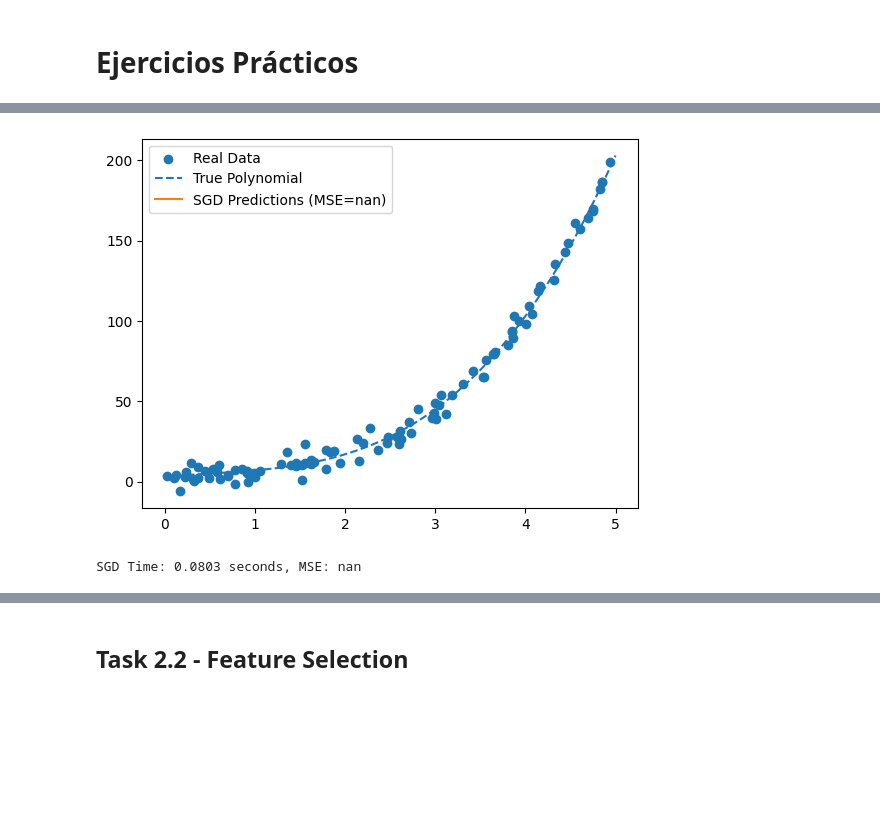
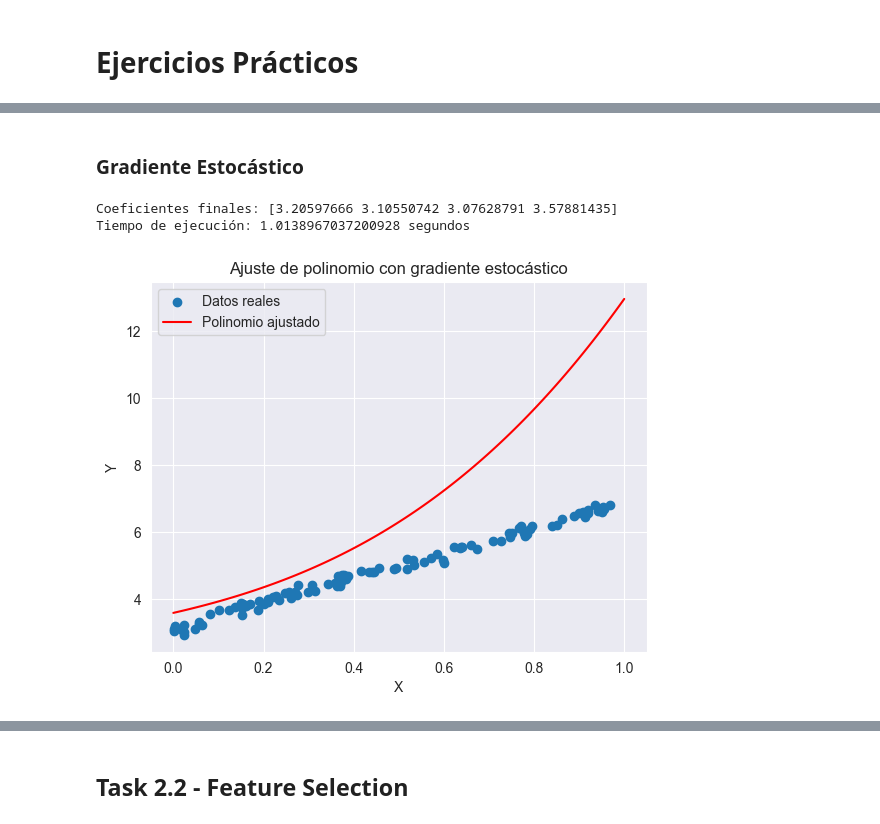
Before and after one commit to angelcast2002/Lab03-IA, a Jupyter notebook: lab03.ipynb, the cells around one changed output, grey strips where cells are left out. Cells and saved outputs as stored; diff of their text form; code cells hidden in the pictures; blank space fills up the shorter version.

```diff
--- a/lab03.ipynb
+++ b/lab03.ipynb
@@ -72,0 +73,2 @@ Consiste elegir un subconjunto de las caracteristicas originales, eliminando las
+# %% [markdown]
+### Gradiente Estocástico
@@ -73,55 +79,8 @@ Consiste elegir un subconjunto de las caracteristicas originales, eliminando las
 # %%
+# Función polinómica
+def polynomial(x):
+    return 2 * x**3 - 3 * x**2 + 5 * x + 3
 
-# 2*x**3-3*x**2+5*x+3
-
-coeficients = [2, -3, 5, 3]
+# Función para obtener el costo.
+def cost_function(y_true, y_pred):
+    return np.mean((y_true - y_pred)**2)
-# %%
-import numpy as np
-import matplotlib.pyplot as plt
-import time
-
-# Definir la función polinómica
-def polynomial(x):
-    return 2 * x**3 - 3 * x**2 + 5 * x + 3
-
-# Generar datos de entrada
-np.random.seed(42)
-x_data = np.sort(5 * np.random.rand(100))
-y_data = polynomial(x_data) + np.random.normal(scale=5, size=len(x_data))
-
-# Definir la función para calcular el error cuadrático medio (MSE)
-def mean_squared_error(y_true, y_pred):
-    return np.mean((y_true - y_pred)**2)
-
-# Descenso de gradiente estocástico (SGD)
-def stochastic_gradient_descent(x, y, learning_rate=0.01, epochs=100):
-    start_time = time.time()
-    coefficients = [2, -3, 5, 3]  # Coeficientes para el polinomio de grado 3
-    for epoch in range(epochs):
-        for i in range(len(x)):
-            xi = x[i]
-            yi = y[i]
-            prediction = np.polyval(coefficients, xi)
-            error = prediction - yi
-            gradient = xi**3  # Derivada del polinomio respecto a xi
-            coefficients -= learning_rate * error * gradient  # Aquí estaba el error
-    elapsed_time = time.time() - start_time
-    return coefficients, elapsed_time
-
-sgd_coefficients, sgd_time = stochastic_gradient_descent(x_data, y_data)
-y_sgd_pred = np.polyval(sgd_coefficients, x_data)
-mse_sgd = mean_squared_error(y_data, y_sgd_pred)
-
-
-# Graficar la función real y las predicciones
-plt.scatter(x_data, y_data, label='Real Data')
-x_range = np.linspace(0, 5, 100)
-plt.plot(x_range, polynomial(x_range), label='True Polynomial', linestyle='--')
-plt.plot(x_range, np.polyval(sgd_coefficients, x_range), label=f'SGD Predictions (MSE={mse_sgd:.2f})')
-plt.legend()
-plt.show()
-
-print(f"SGD Time: {sgd_time:.4f} seconds, MSE: {mse_sgd:.4f}")
-# %% [output]
-[figure, removed]
-SGD Time: 0.0803 seconds, MSE: nan
@@ -127,0 +134,18 @@ SGD Time: 0.0803 seconds, MSE: nan
+# %%
+# Datos de ejemplo
+X = np.random.rand(100)
+y_true = polynomial(X) + 0.1 * np.random.randn(100)
+
+# Coeficientes iniciales
+coefficients = np.random.rand(4)
+
+# Tasa de aprendizaje y número de iteraciones
+learning_rate = 0.01
+n_iterations = 1000
+
+# Llamar a la función principal
+run_gradient_descent(X, y_true, coefficients, learning_rate, n_iterations)
+# %% [output]
+Coeficientes finales: [3.20597666 3.10550742 3.07628791 3.57881435]
+Tiempo de ejecución: 1.0138967037200928 segundos
+[figure, added]
```
Also changed, not shown: parts of 28 cells of this notebook, 1 other file.
